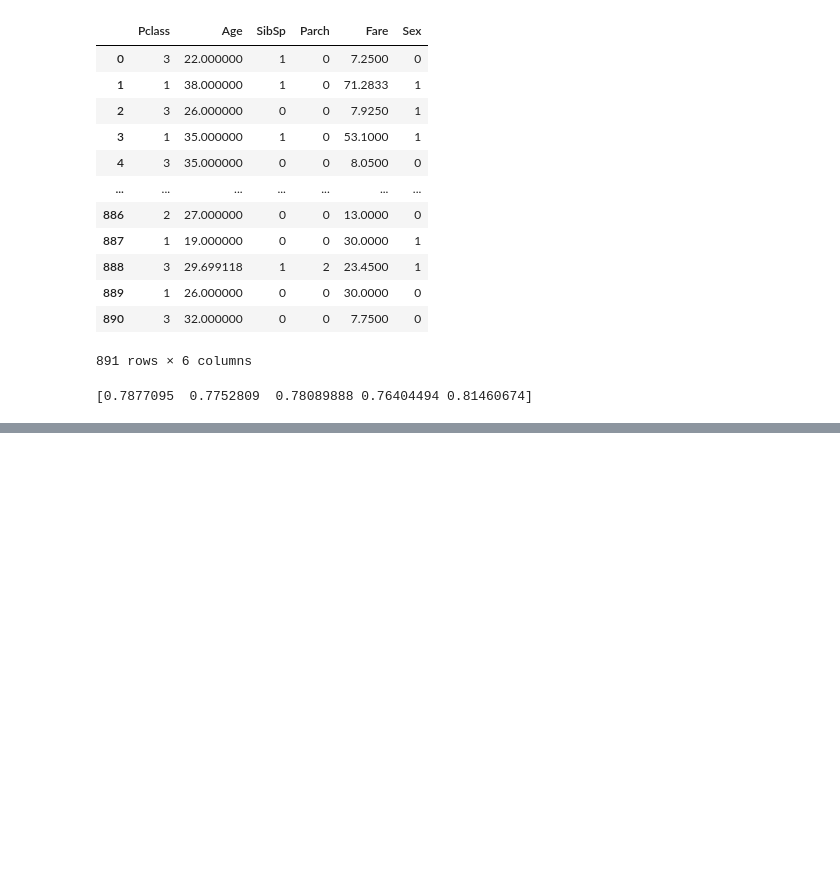
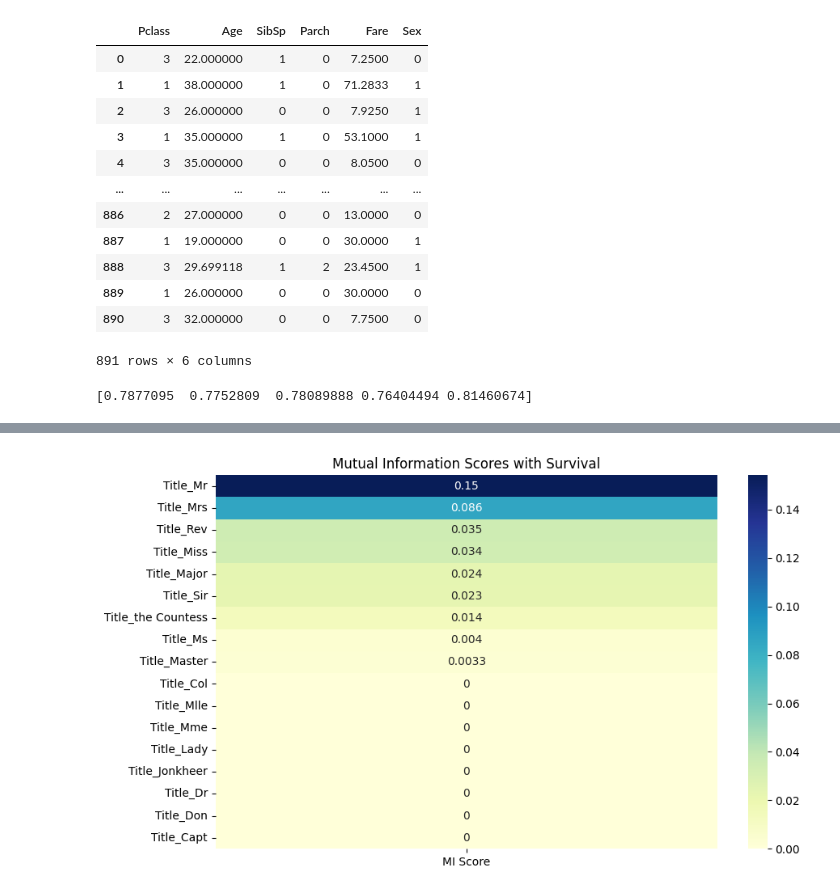
Before and after one commit to bomb1000/titanic-analysis, a Jupyter notebook: 專題實作_01_鐵達尼號生存預測.ipynb, the cells around one changed output, grey strips where cells are left out. Saved outputs shown, nothing was run; the diff lists cells and outputs as text; code cells hidden in the pictures; blank space fills up the shorter version.

```diff
--- a/專題實作_01_鐵達尼號生存預測.ipynb
+++ b/專題實作_01_鐵達尼號生存預測.ipynb
@@ -187,0 +361,18 @@ print(scores)
+# %%
+# 使用 OneHotEncoder 對 'Title' 進行編碼
+one_hot_encoder = OneHotEncoder(sparse=False)
+title_one_hot_encoded = one_hot_encoder.fit_transform(df[['Title']])
+
+# 計算 MI scores
+mi_scores = mutual_info_classif(title_one_hot_encoded, df['Survived'], random_state=42)
+
+# 創建 DataFrame 以便更好的可視化
+mi_scores_df = pd.DataFrame(mi_scores, index=one_hot_encoder.get_feature_names_out(['Title']), columns=["MI Score"])
+
+# 繪製熱圖
+plt.figure(figsize=(10, 6))
+sns.heatmap(mi_scores_df.sort_values(by="MI Score", ascending=False), annot=True, cmap="YlGnBu")
+plt.title("Mutual Information Scores with Survival")
+plt.show()
+# %% [output]
+[figure, added]
```
Also changed, not shown: parts of 30 cells of this notebook.
